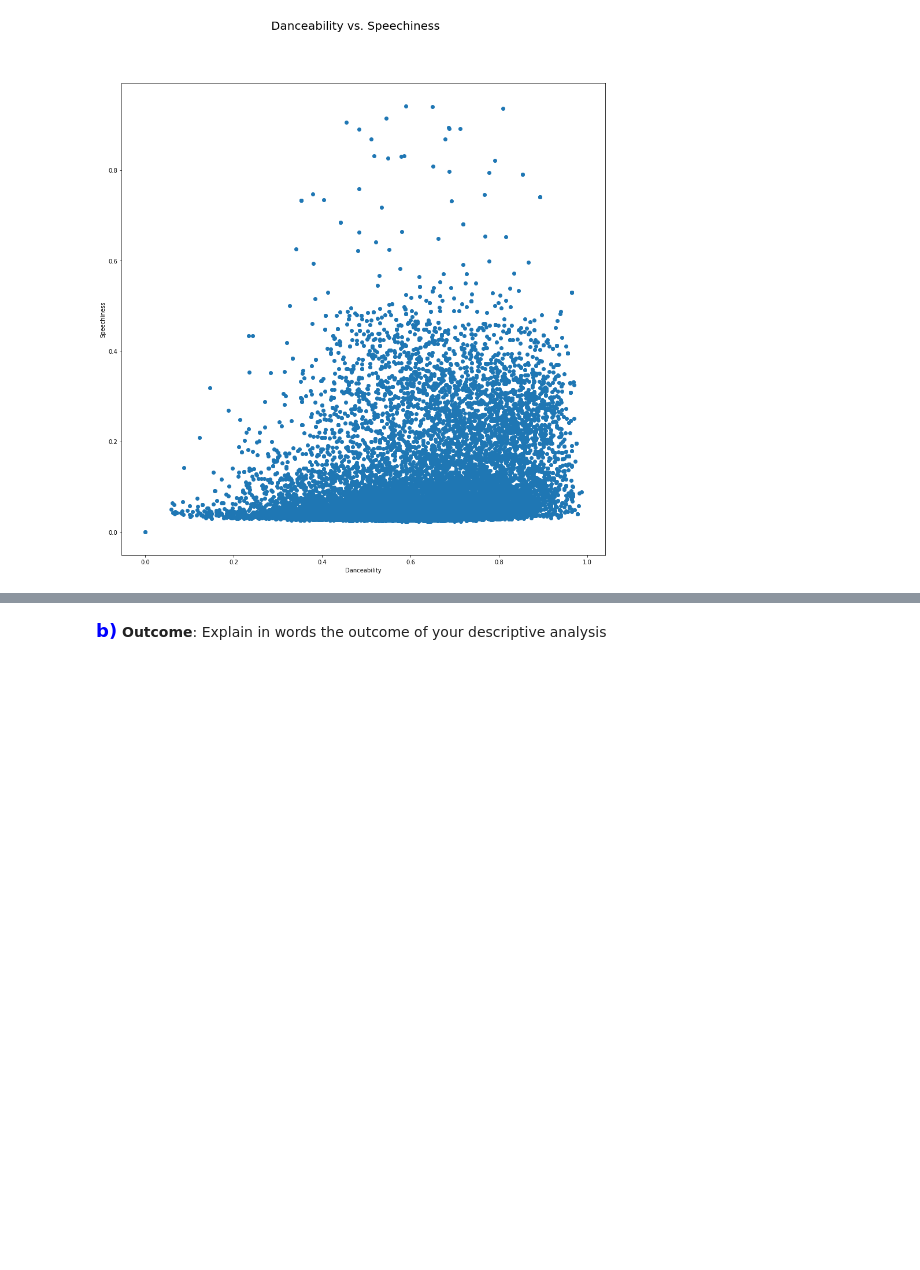
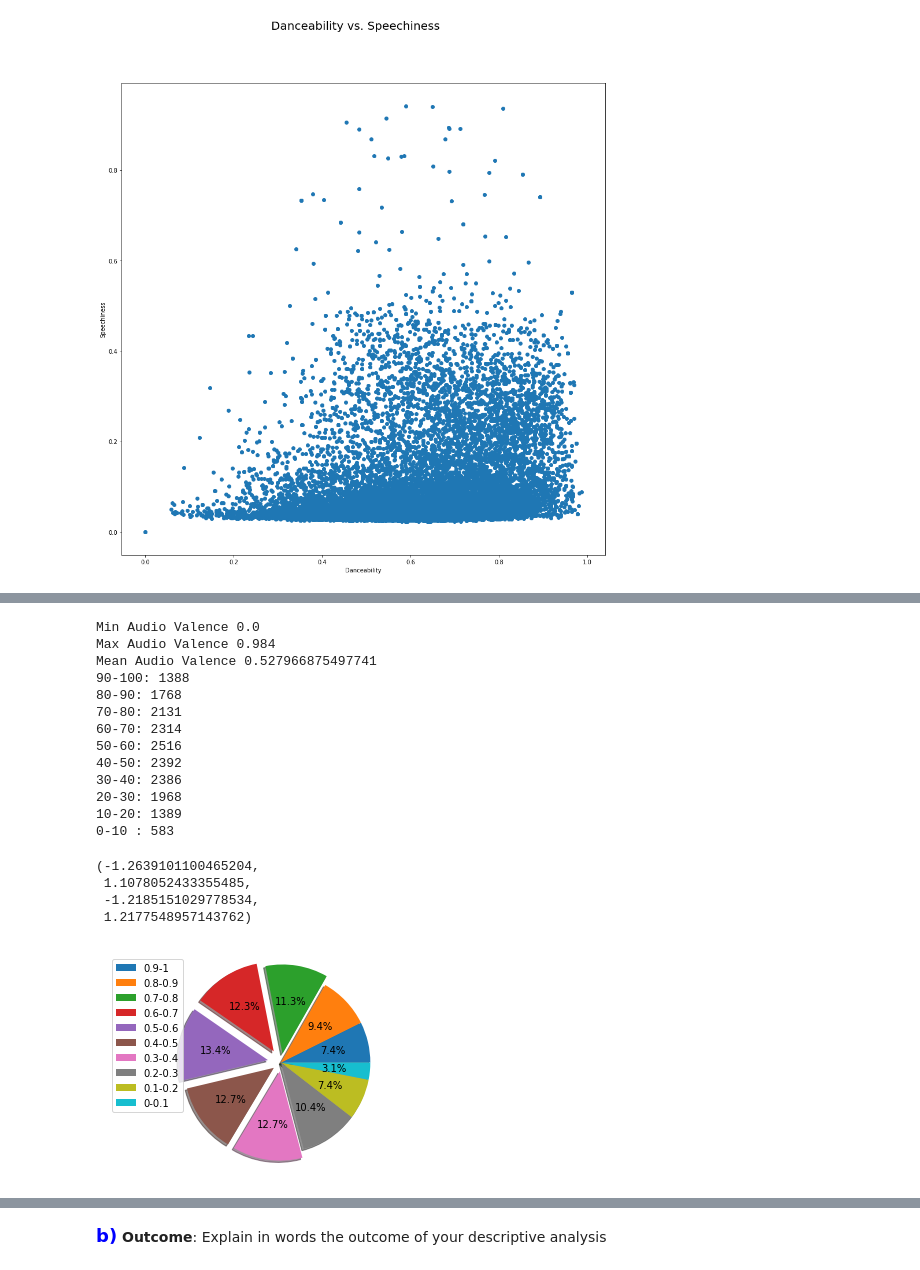
Before and after one commit to edalrami/spotify_clustering, a Jupyter notebook: Project 2.ipynb, the cells around one changed output, grey strips where cells are left out. Cells and saved outputs as stored; diff of their text form; code cells hidden in the pictures; blank space fills up the shorter version.

```diff
--- a/Project 2.ipynb
+++ b/Project 2.ipynb
@@ -279,0 +281,58 @@ plt.scatter(song_data_df['danceability'], song_data_df['speechiness'])
+# %%
+# fig, ax = plt.subplots(figsize = (15,15))
+min_valence = min(song_data_df['audio_valence']);
+max_valence = max(song_data_df['audio_valence']);
+mean_valence = song_data_df['audio_valence'].mean();
+
+p90_100 = len(song_data_df[(song_data_df['audio_valence'] >= 0.9)])
+p80_90 = len(song_data_df[(song_data_df['audio_valence'] >= 0.8) & (song_data_df['audio_valence'] < 0.9)])
+p70_80 = len(song_data_df[(song_data_df['audio_valence'] >= 0.7) & (song_data_df['audio_valence'] < 0.8)])
+p60_70 = len(song_data_df[(song_data_df['audio_valence'] >= 0.6) & (song_data_df['audio_valence'] < 0.7)])
+p50_60 = len(song_data_df[(song_data_df['audio_valence'] >= 0.5) & (song_data_df['audio_valence'] < 0.6)])
+p40_50 = len(song_data_df[(song_data_df['audio_valence'] >= 0.4) & (song_data_df['audio_valence'] < 0.5)])
+p30_40 = len(song_data_df[(song_data_df['audio_valence'] >= 0.3) & (song_data_df['audio_valence'] < 0.4)])
+p20_30 = len(song_data_df[(song_data_df['audio_valence'] >= 0.2) & (song_data_df['audio_valence'] < 0.3)])
+p10_20 = len(song_data_df[(song_data_df['audio_valence'] >= 0.1) & (song_data_df['audio_valence'] < 0.2)])
+p00_10 = len(song_data_df[(song_data_df['audio_valence'] >= 0) & (song_data_df['audio_valence'] < 0.1)])
+
+
+print("Min Audio Valence", min_valence)
+print("Max Audio Valence", max_valence)
+print("Mean Audio Valence", mean_valence)
+print("90-100:", p90_100)
+print("80-90:", p80_90)
+print("70-80:", p70_80)
+print("60-70:", p60_70)
+print("50-60:", p50_60)
+print("40-50:", p40_50)
+print("30-40:", p30_40)
+print("20-30:", p20_30)
+print("10-20:", p10_20)
+print("0-10 :", p00_10)
+
+sizes = [p90_100, p80_90, p70_80, p60_70, p50_60, p40_50, p30_40, p20_30, p10_20, p00_10]
+labels = '0.9-1', '0.8-0.9', '0.7-0.8', '0.6-0.7', '0.5-0.6', '0.4-0.5', '0.3-0.4', '0.2-0.3', '0.1-0.2', '0-0.1'
+explode = (0, 0, 0.1, 0.15, 0.15, 0.1, 0.1, 0, 0, 0)
+
+patches, texts, _ = plt.pie(sizes, explode = explode, autopct='%1.1f%%', shadow=True)
+plt.legend(patches, labels, loc="best")
+plt.axis('equal')
+# %% [output]
+Min Audio Valence 0.0
+Max Audio Valence 0.984
+Mean Audio Valence 0.527966875497741
+90-100: 1388
+80-90: 1768
+70-80: 2131
+60-70: 2314
+50-60: 2516
+40-50: 2392
+30-40: 2386
+20-30: 1968
+10-20: 1389
+0-10 : 583
+(-1.2639101100465204,
+ 1.1078052433355485,
+ -1.2185151029778534,
+ 1.2177548957143762)
+[figure, added]
```
Also changed, not shown: parts of 6 cells of this notebook.
